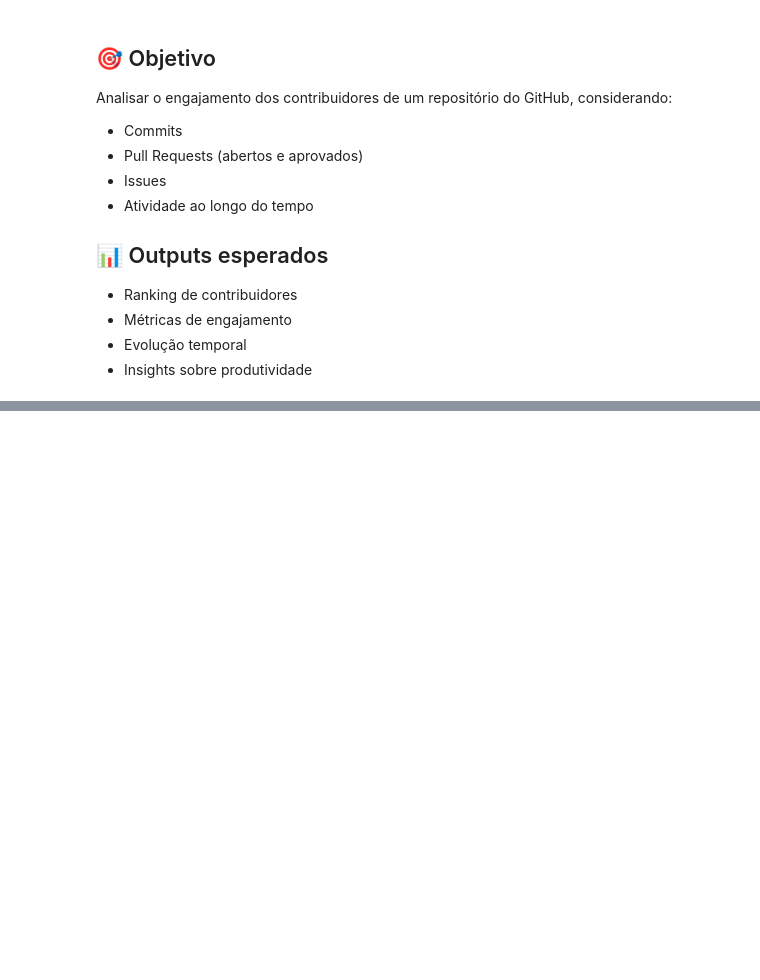
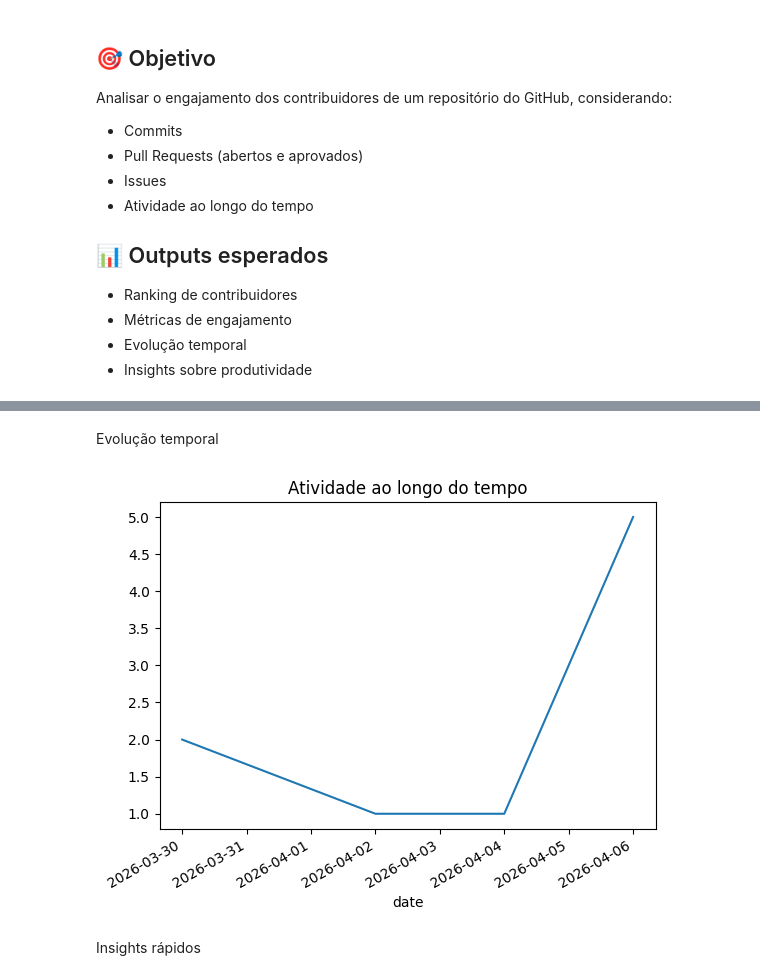
Before and after one commit to taijarals/github_score_engajamento, a Jupyter notebook: analise_dados.ipynb, the cells around one changed output, grey strips where cells are left out. Cells and saved outputs as stored; diff of their text form; code cells hidden in the pictures; blank space fills up the shorter version.

```diff
--- a/analise_dados.ipynb
+++ b/analise_dados.ipynb
@@ -58,0 +242,12 @@ def get_issues(owner, repo):
+# %% [markdown]
+Evolução temporal
+# %%
+timeline["date"] = pd.to_datetime(timeline["date"])
+
+timeline.groupby("date").size().plot()
+plt.title("Atividade ao longo do tempo")
+plt.show()
+# %% [output]
+[figure, added]
+# %% [markdown]
+Insights rápidos
```
Also changed, not shown: parts of 26 cells of this notebook.
